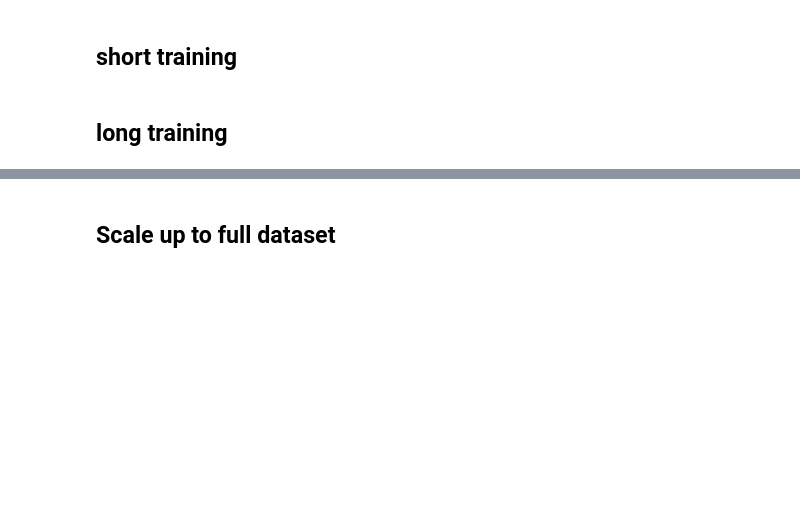
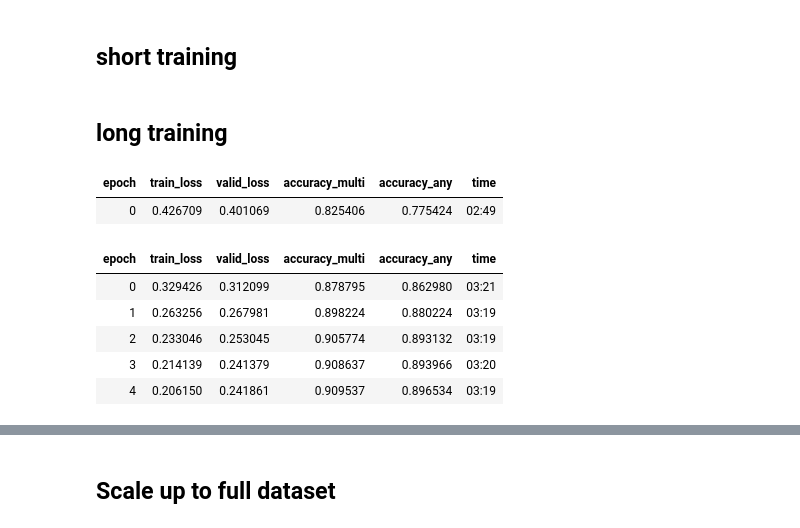
Before and after one commit to CozyDoomer/RSNA-intracranial-hemorrhage-detection, a Jupyter notebook: prototyping-fastai.ipynb, the cells around one changed output, grey strips where cells are left out. Saved outputs shown, nothing was run; the diff lists cells and outputs as text; code cells hidden in the pictures; blank space fills up the shorter version.

Commit message:
new training routine on sampled data

```diff
--- a/prototyping-fastai.ipynb
+++ b/prototyping-fastai.ipynb
@@ -31,7 +31,7 @@ Here's a list of random patients:
 # %%
 set_seed(42)
 patients = df_comb.PatientID.unique()
-pat_mask = np.random.random(len(patients))<0.9
+pat_mask = np.random.random(len(patients))<0.8
 pat_trn = patients[pat_mask]
 # %% [markdown]
 We can use that to take just the patients in a dataframe that match that mask:
@@ -158,4 +168,13 @@ torch.cuda.empty_cache()
 # %%
-do_fit(512, 96, 30, 2e-3, save_name='xresnet50_96px_sample')
+do_fit(512, 96, 4, 1e-2, save_name='xresnet50_96px_sample')
+# %% [output]
+| epoch | train_loss | valid_loss | accuracy_multi | accuracy_any | time |
+| 0 | 0.426709 | 0.401069 | 0.825406 | 0.775424 | 02:49 |
+| epoch | train_loss | valid_loss | accuracy_multi | accuracy_any | time |
+| 0 | 0.329426 | 0.312099 | 0.878795 | 0.862980 | 03:21 |
+| 1 | 0.263256 | 0.267981 | 0.898224 | 0.880224 | 03:19 |
+| 2 | 0.233046 | 0.253045 | 0.905774 | 0.893132 | 03:19 |
+| 3 | 0.214139 | 0.241379 | 0.908637 | 0.893966 | 03:20 |
+| 4 | 0.206150 | 0.241861 | 0.909537 | 0.896534 | 03:19 |
 # %%
 learn = learn.load('xresnet50_96px_sample')
```
Also changed, not shown: parts of 19 cells of this notebook.
